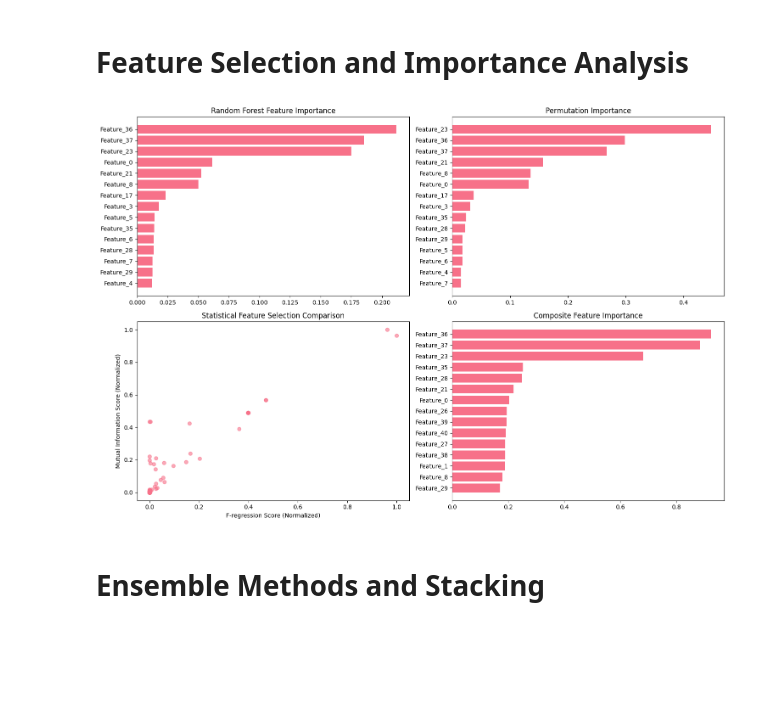
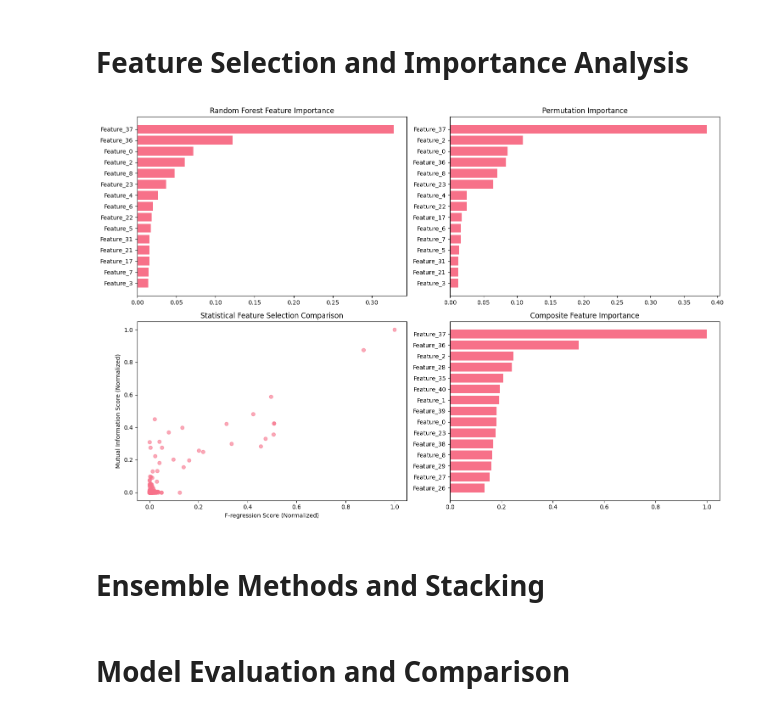
Before and after one commit to lucks-13/Flight-Delay-Prediction, a Jupyter notebook: code.ipynb, the cells around one changed output. Saved outputs shown, nothing was run; the diff lists cells and outputs as text; code cells hidden in the pictures; blank space fills up the shorter version.

Commit message:
Reduced Runtime , Model Evaluation and Comparison

```diff
--- a/code.ipynb
+++ b/code.ipynb
@@ -622,10 +622,18 @@ base_models, param_grids = define_models_and_hyperparameters()
 # %% [markdown]
 # Model Training and Hyperparameter Optimization
 # %%
-def train_and_optimize_models(models, param_grids, X_train, y_train, cv_folds=2, n_iter=3):
+def train_and_optimize_models(models, param_grids, X_train, y_train, cv_folds=2, n_iter=3, sample_size=500):
     optimized_models = {}
     cv_scores = {}
     best_params = {}
+
+    if sample_size < len(X_train):
+        sample_indices = np.random.choice(X_train.shape[0], size=sample_size, replace=False)
+        X_train_sample = X_train[sample_indices]
+        y_train_sample = y_train.iloc[sample_indices]
+    else:
+        X_train_sample = X_train
+        y_train_sample = y_train
 
     for model_name, model in models.items():
         if param_grids[model_name]:
@@ -636,14 +644,14 @@ def train_and_optimize_models(models, param_grids, X_train, y_train, cv_folds=2,
                 random_state=42, n_jobs=-1,
                 verbose=0
             )
-            random_search.fit(X_train, y_train)
+            random_search.fit(X_train_sample, y_train_sample)
 
             optimized_models[model_name] = random_search.best_estimator_
             best_params[model_name] = random_search.best_params_
             cv_scores[model_name] = -random_search.best_score_
         else:
-            model.fit(X_train, y_train)
-            scores = cross_val_score(model, X_train, y_train,
+            model.fit(X_train_sample, y_train_sample)
+            scores = cross_val_score(model, X_train_sample, y_train_sample,
                                    cv=cv_folds, scoring='neg_mean_squared_error')
 
             optimized_models[model_name] = model
@@ -657,7 +665,8 @@ for prep_name, prep_data in processed_data.items():
     optimized_models, cv_scores, best_params = train_and_optimize_models(
         base_models, param_grids,
         prep_data['X_train'], y_train,
-        cv_folds=2, n_iter=3
+        cv_folds=2, n_iter=1,
+        sample_size=300
     )
 
     model_results[prep_name] = {
@@ -668,39 +677,47 @@ for prep_name, prep_data in processed_data.items():
 # %% [markdown]
 # Feature Selection and Importance Analysis
 # %%
-def feature_selection_analysis(X_train, y_train, top_k=20):
+def feature_selection_analysis(X_train, y_train, top_k=20, sample_size=500):
+    if sample_size < len(X_train):
+        sample_indices = np.random.choice(X_train.shape[0], size=sample_size, replace=False)
+        X_train_sample = X_train[sample_indices]
+        y_train_sample = y_train.iloc[sample_indices]
+    else:
+        X_train_sample = X_train
+        y_train_sample = y_train
+
     selector_f = SelectKBest(score_func=f_regression, k=top_k)
-    X_selected_f = selector_f.fit_transform(X_train, y_train)
+    X_selected_f = selector_f.fit_transform(X_train_sample, y_train_sample)
 
     selector_mi = SelectKBest(score_func=mutual_info_regression, k=top_k)
-    X_selected_mi = selector_mi.fit_transform(X_train, y_train)
+    X_selected_mi = selector_mi.fit_transform(X_train_sample, y_train_sample)
 
     rf_temp = RandomForestRegressor(n_estimators=100, random_state=42)
-    rf_temp.fit(X_train, y_train)
+    rf_temp.fit(X_train_sample, y_train_sample)
 
     feature_importance_rf = pd.DataFrame({
-        'feature_index': range(X_train.shape[1]),
+        'feature_index': range(X_train_sample.shape[1]),
         'importance': rf_temp.feature_importances_
     }).sort_values('importance', ascending=False)
 
     gb_temp = GradientBoostingRegressor(n_estimators=100, random_state=42)
-    gb_temp.fit(X_train, y_train)
+    gb_temp.fit(X_train_sample, y_train_sample)
 
     feature_importance_gb = pd.DataFrame({
-        'feature_index': range(X_train.shape[1]),
+        'feature_index': range(X_train_sample.shape[1]),
         'importance': gb_temp.feature_importances_
     }).sort_values('importance', ascending=False)
 
-    perm_importance = permutation_importance(rf_temp, X_train, y_train, n_repeats=10, random_state=42)
+    perm_importance = permutation_importance(rf_temp, X_train_sample, y_train_sample, n_repeats=1, random_state=42)
 
     feature_importance_perm = pd.DataFrame({
-        'feature_index': range(X_train.shape[1]),
+        'feature_index': range(X_train_sample.shape[1]),
         'importance_mean': perm_importance.importances_mean,
         'importance_std': perm_importance.importances_std
     }).sort_values('importance_mean', ascending=False)
 
     feature_summary = pd.DataFrame({
-        'feature_index': range(X_train.shape[1]),
+        'feature_index': range(X_train_sample.shape[1]),
         'f_score': selector_f.scores_,
         'mi_score': selector_mi.scores_,
         'rf_importance': rf_temp.feature_importances_,
@@ -739,35 +756,35 @@ def feature_selection_analysis(X_train, y_train, top_k=20):
     axes[1,0].set_xlabel('F-regression Score (Normalized)')
     axes[1,0].set_ylabel('Mutual Information Score (Normalized)')
     axes[1,0].set_title('Statistical Feature Selection Comparison')
 
     top_composite = feature_summary.head(15)
     axes[1,1].barh(range(len(top_composite)), top_composite['composite_importance'])
     axes[1,1].set_yticks(range(len(top_composite)))
     axes[1,1].set_yticklabels([f'Feature_{i}' for i in top_composite['feature_index']])
     axes[1,1].set_title('Composite Feature Importance')
     axes[1,1].invert_yaxis()
 
     plt.tight_layout()
     plt.show()
 
     return {
         'f_regression': selector_f,
         'mutual_info': selector_mi,
         'rf_importance': feature_importance_rf,
         'gb_importance': feature_importance_gb,
         'perm_importance': feature_importance_perm,
         'feature_summary': feature_summary,
         'top_features_idx': top_features_idx,
         'X_selected_composite': X_selected_composite
     }
 
 best_prep = min(model_results.keys(), key=lambda x: min(model_results[x]['cv_scores'].values()))
 X_train_best = processed_data[best_prep]['X_train']
 X_test_best = processed_data[best_prep]['X_test']
 
-feature_analysis = feature_selection_analysis(X_train_best, y_train, top_k=25)
+feature_analysis = feature_selection_analysis(X_train_best, y_train, top_k=25, sample_size=300)
 # %% [output]
-[figure, old version]
+[figure, new version]
 # %% [markdown]
 # Ensemble Methods and Stacking
 # %%
@@ -911,3 +939,5 @@ with ProcessPoolExecutor(max_workers=None) as executor:
     for future in as_completed(futures):
         name, results = future.result()
         ensemble_results[name] = results
+# %% [markdown]
+# Model Evaluation and Comparison
```
Also changed, not shown: parts of 2 cells of this notebook.
